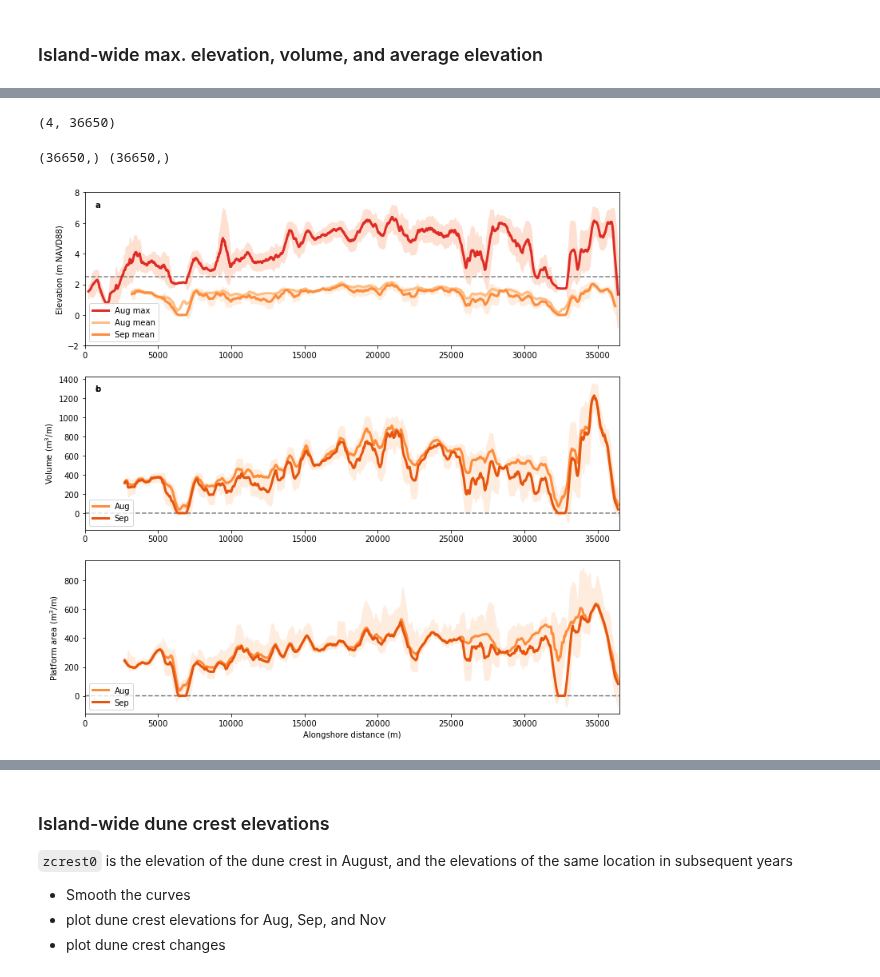
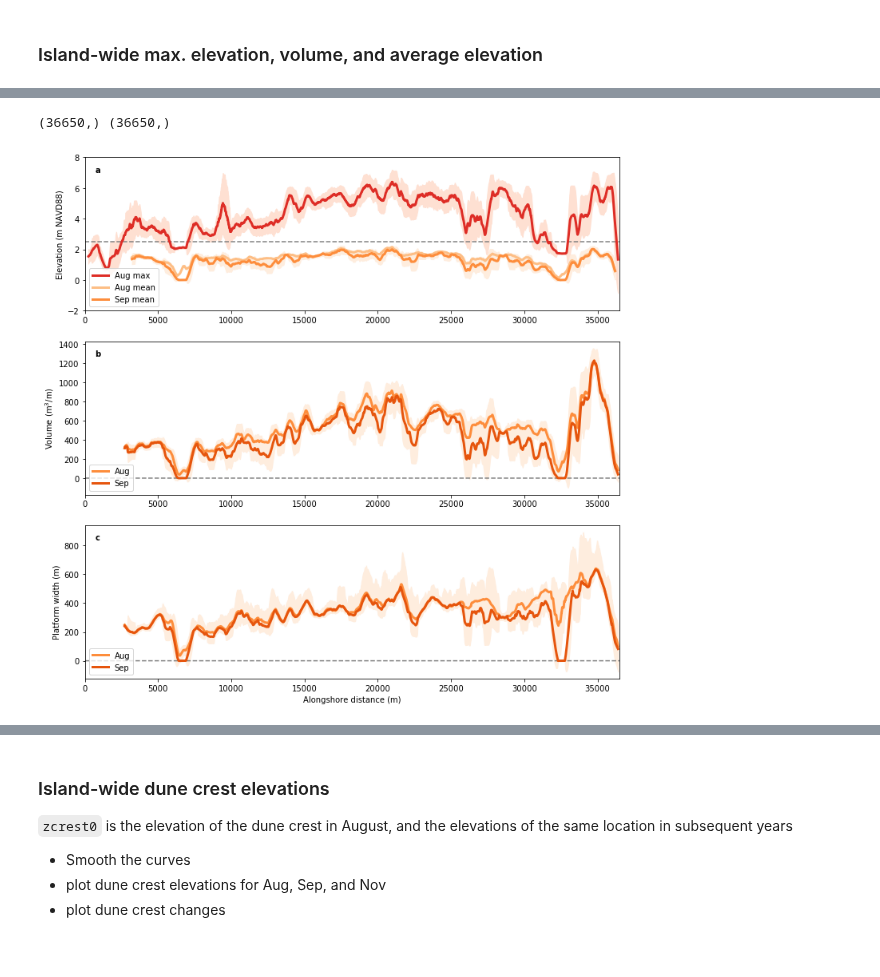
Before and after one commit to csherwood-usgs/CoreBx, a Jupyter notebook: Process_CoreBx_island_v5.ipynb, the cells around one changed output, grey strips where cells are left out. Cells and saved outputs as stored; diff of their text form; code cells hidden in the pictures.

```diff
--- a/Process_CoreBx_island_v5.ipynb
+++ b/Process_CoreBx_island_v5.ipynb
@@ -480,14 +543,4 @@ d50:  0.013218457497447378 mean 0.01940632075427921
 # %%
-melev0s = running_mean(melev[0,:],501)
-melev1s = running_mean(melev[1,:],501)
-
-print(np.shape(melev))
-pelev = vp / width_platform
-pelev0s = running_mean(pelev[0,:],501)
-pelev1s = running_mean(pelev[1,:],501)
-pelev1sd = running_stddev(pelev[1,:],501)
-pelev_diff = running_mean(pelev[1,:]-pelev[1,:],501)
-
 # island width is wrong in places with no island volume
 # TODO: maybe fix this in profile calcs?
 width_platform0=width_platform.copy()
@@ -530,35 +583,34 @@ plt.xlim((0,36500))
 
 ax2=plt.subplot(312)
 plt.plot(y,np.ones_like(y)*0.,'--',c='gray')
 plt.plot(y,vpmean[0,:],linewidth=3,c=cols[2],label='Aug')
 plt.plot(y,vpmean[1,:],linewidth=3,c=cols[3],label='Sep')
 ax2.fill_between(y,vpmean[0,:]-vpstd[0,:],vpmean[0,:]+vpstd[0,:],color=cols[0])
 ax2.fill_between(y,vpmean[1,:]-vpstd[1,:],vpmean[1,:]+vpstd[1,:],color=cols[0])
 plt.text(0.02, 0.92,'b ',horizontalalignment='left',verticalalignment='center',transform = ax2.transAxes, fontweight='bold')
 #plt.ylim((-2,8))
 plt.ylabel('Volume (m$^3$/m)')
 plt.legend(loc='lower left')
 plt.xlim((0,36500))
 #plt.xlabel('Alongshore distance (m)')
 
 ax3=plt.subplot(313)
 plt.plot(y,np.ones_like(y)*0.,'--',c='gray')
 plt.plot(y,apmean[0,:],linewidth=3,c=cols[2],label='Aug')
 plt.plot(y,apmean[1,:],linewidth=3,c=cols[3],label='Sep')
 ax3.fill_between(y,apmean[0,:]-apstd[0,:],apmean[0,:]+apstd[0,:],color=cols[0])
 ax3.fill_between(y,apmean[1,:]-apstd[1,:],apmean[1,:]+vpstd[1,:],color=cols[0])
-plt.text(0.02, 0.92,'c ',horizontalalignment='left',verticalalignment='center',transform = ax2.transAxes, fontweight='bold')
+plt.text(0.02, 0.92,'c ',horizontalalignment='left',verticalalignment='center',transform = ax3.transAxes, fontweight='bold')
 #plt.ylim((-2,8))
-plt.ylabel('Platform area (m$^3$/m)')
+plt.ylabel('Platform width (m)')
 plt.legend(loc='lower left')
 plt.xlim((0,36500))
 plt.xlabel('Alongshore distance (m)')
 
 fig_name = 'island_crest_vol_area.svg'
 plt.savefig(fig_name,bbox_inches='tight', format='svg')
 fig_name = 'island_crest_vol_area.png'
 plt.savefig(fig_name,bbox_inches='tight', format='png', dpi = 200)
 # %% [output]
-(4, 36650)
+(36650,) (36650,)
-(36650,) (36650,)
-[figure, old version]
+[figure, new version]
```
Also changed, not shown: parts of 46 cells of this notebook, 1 other file.
